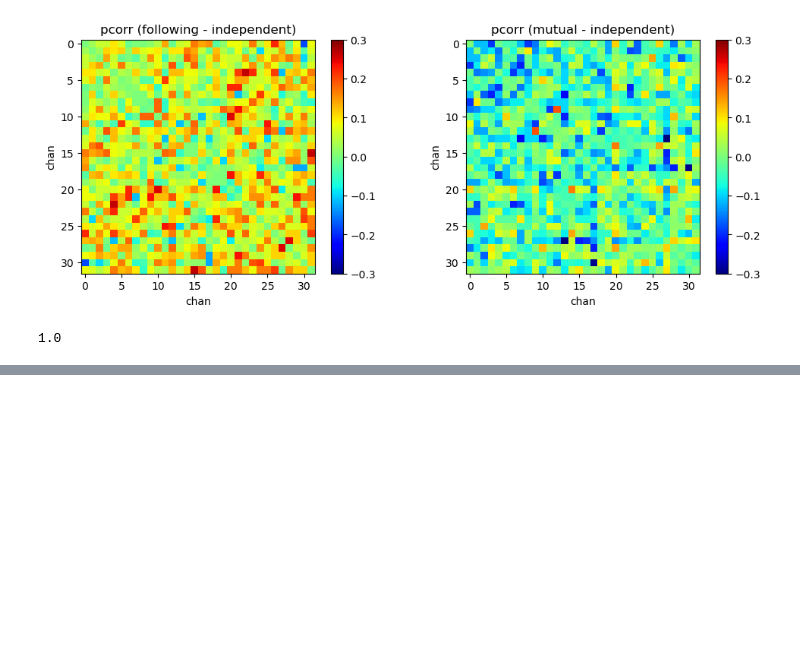
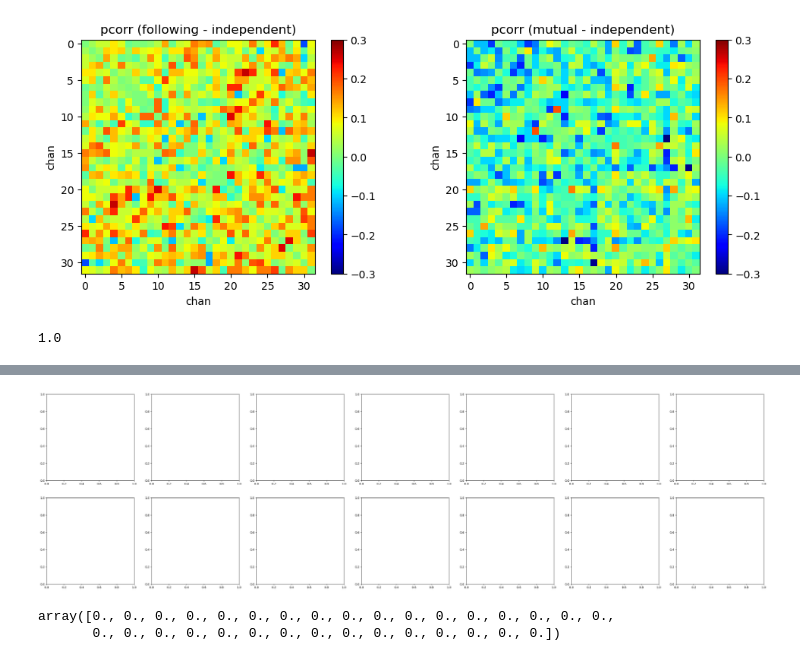
Before and after one commit to zhibinz2/1overf, a Jupyter notebook: Corr_amplitude/step5_test.ipynb, the cells around one changed output, grey strips where cells are left out. Saved outputs shown, nothing was run; the diff lists cells and outputs as text; code cells hidden in the pictures; blank space fills up the shorter version.

```diff
--- a/Corr_amplitude/step5_test.ipynb
+++ b/Corr_amplitude/step5_test.ipynb
@@ -309,0 +313,27 @@ for c in range(2):
+# %%
+# 2 x 7 networkx plot
+# construct full edges_list
+edges_list=list() # each edge is a two element tuple
+for i in range(32):
+    for j in range(32):
+        if i<j: # use indicies to remove half of edges and colors and the diagonal
+            edges_list.append((i,j))
+
+#  construct text for networkx labels
+labeldict = {}
+for i in range(32):
+    labeldict[i]=labels[i]
+
+# load pos for networkx plots
+pos_mat=loadmat('../Archived/Pcorr_4states_2sestype/chan_locs/pos.mat')
+pos=pos_mat['pos']
+
+
+fig, ax = plt.subplots(2,7,figsize=(6*7+3, 6*2))
+
+
+weighted_edges=list()
+for e in range(496):
+    weighted_edges.append(edges_list[e]+({'weight': P496_2compares[c][syn,freq,e]},))
+# %% [output]
+[figure, added]
@@ -309,0 +349,6 @@ for c in range(2):
+# %%
+node_colors=np.zeros((32))
+node_colors
+# %% [output]
+array([0., 0., 0., 0., 0., 0., 0., 0., 0., 0., 0., 0., 0., 0., 0., 0., 0.,
+       0., 0., 0., 0., 0., 0., 0., 0., 0., 0., 0., 0., 0., 0., 0.])
```
Also changed, not shown: parts of 5 cells of this notebook.
